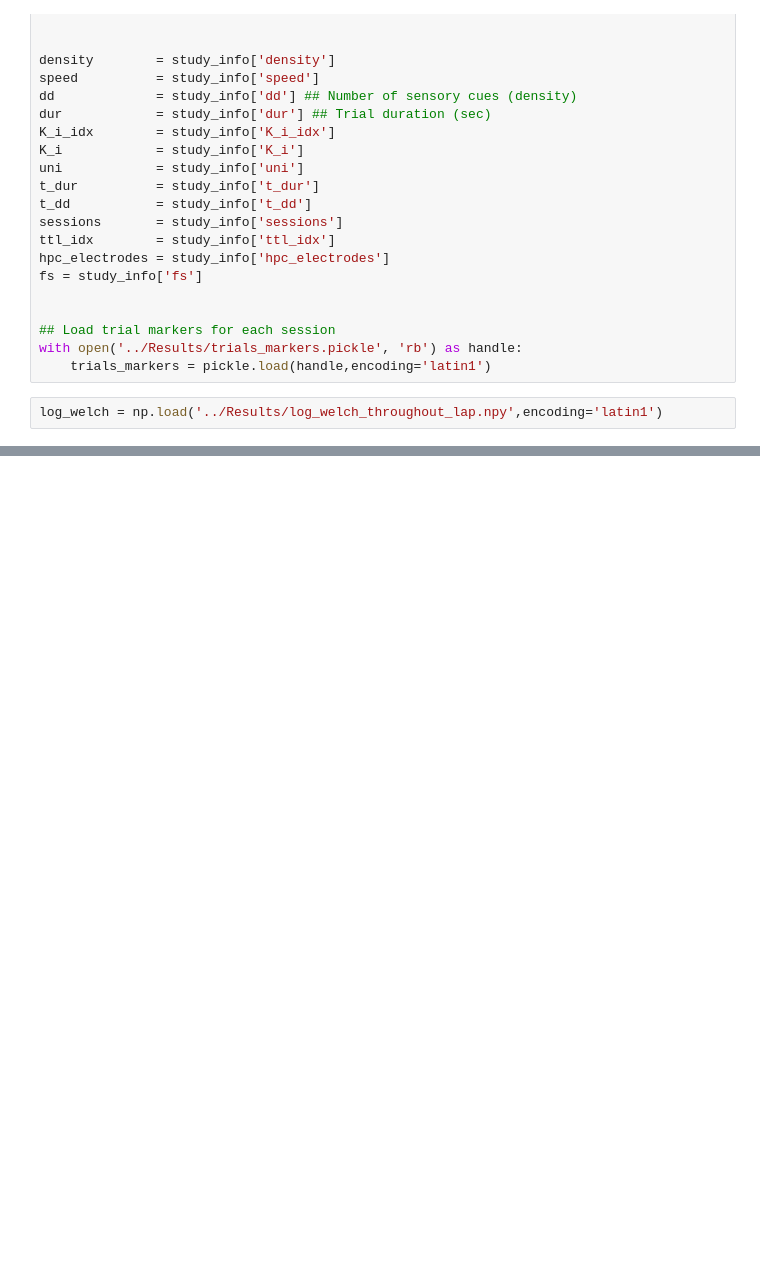
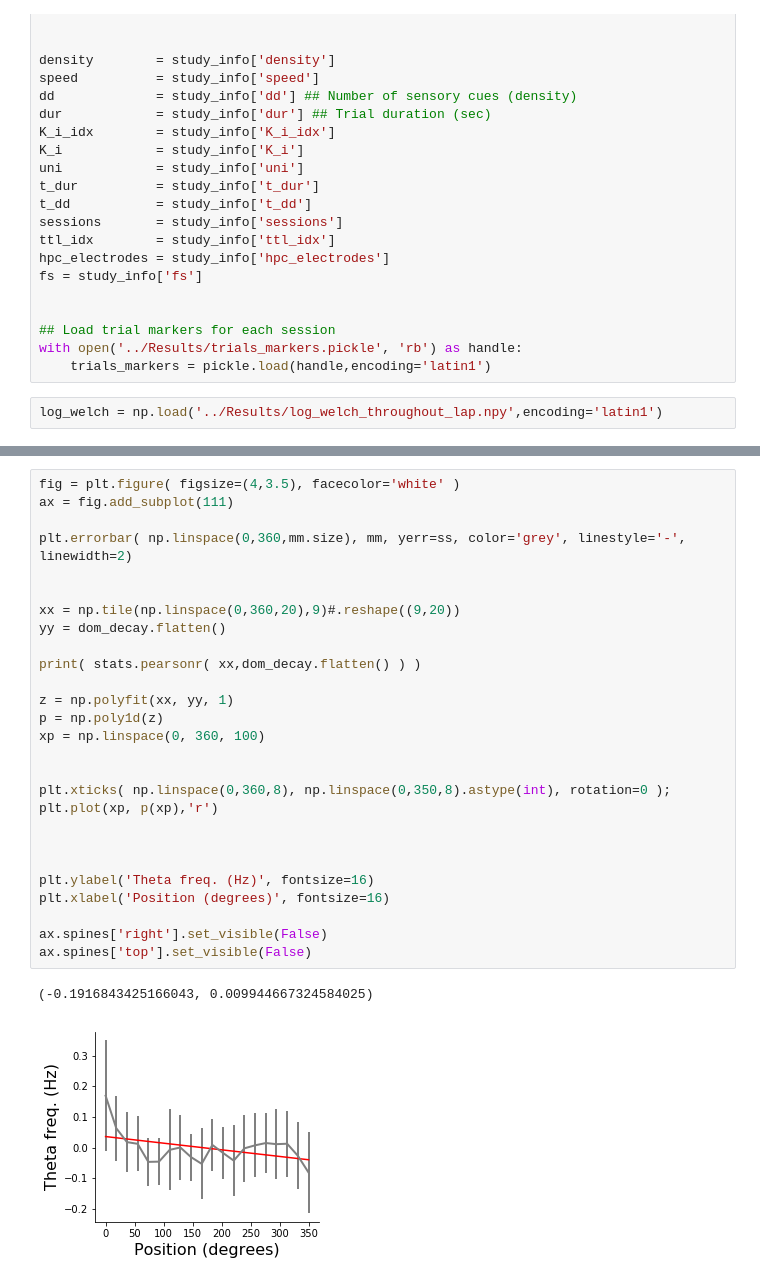
Before and after one commit to DiogoSantosPata/normaliser, a Jupyter notebook: Stats_on_dom_freq_throughout_lap.ipynb, the cells around one changed output, grey strips where cells are left out. Cells and saved outputs as stored; diff of their text form; blank space fills up the shorter version.

```diff
--- a/Stats_on_dom_freq_throughout_lap.ipynb
+++ b/Stats_on_dom_freq_throughout_lap.ipynb
@@ -82,0 +110,30 @@ for sub in range(len(log_welch)):
+# %%
+fig = plt.figure( figsize=(4,3.5), facecolor='white' )
+ax = fig.add_subplot(111)
+
+plt.errorbar( np.linspace(0,360,mm.size), mm, yerr=ss, color='grey', linestyle='-', linewidth=2)
+
+
+xx = np.tile(np.linspace(0,360,20),9)#.reshape((9,20))
+yy = dom_decay.flatten()
+
+print( stats.pearsonr( xx,dom_decay.flatten() ) )
+
+z = np.polyfit(xx, yy, 1)
+p = np.poly1d(z)
+xp = np.linspace(0, 360, 100)
+
+
+plt.xticks( np.linspace(0,360,8), np.linspace(0,350,8).astype(int), rotation=0 );
+plt.plot(xp, p(xp),'r')
+
+
+
+plt.ylabel('Theta freq. (Hz)', fontsize=16)
+plt.xlabel('Position (degrees)', fontsize=16)
+
+ax.spines['right'].set_visible(False)
+ax.spines['top'].set_visible(False)
+# %% [output]
+(-0.1916843425166043, 0.009944667324584025)
+[figure, added]
```
Also changed, not shown: parts of 15 cells of this notebook, 5 other files.
